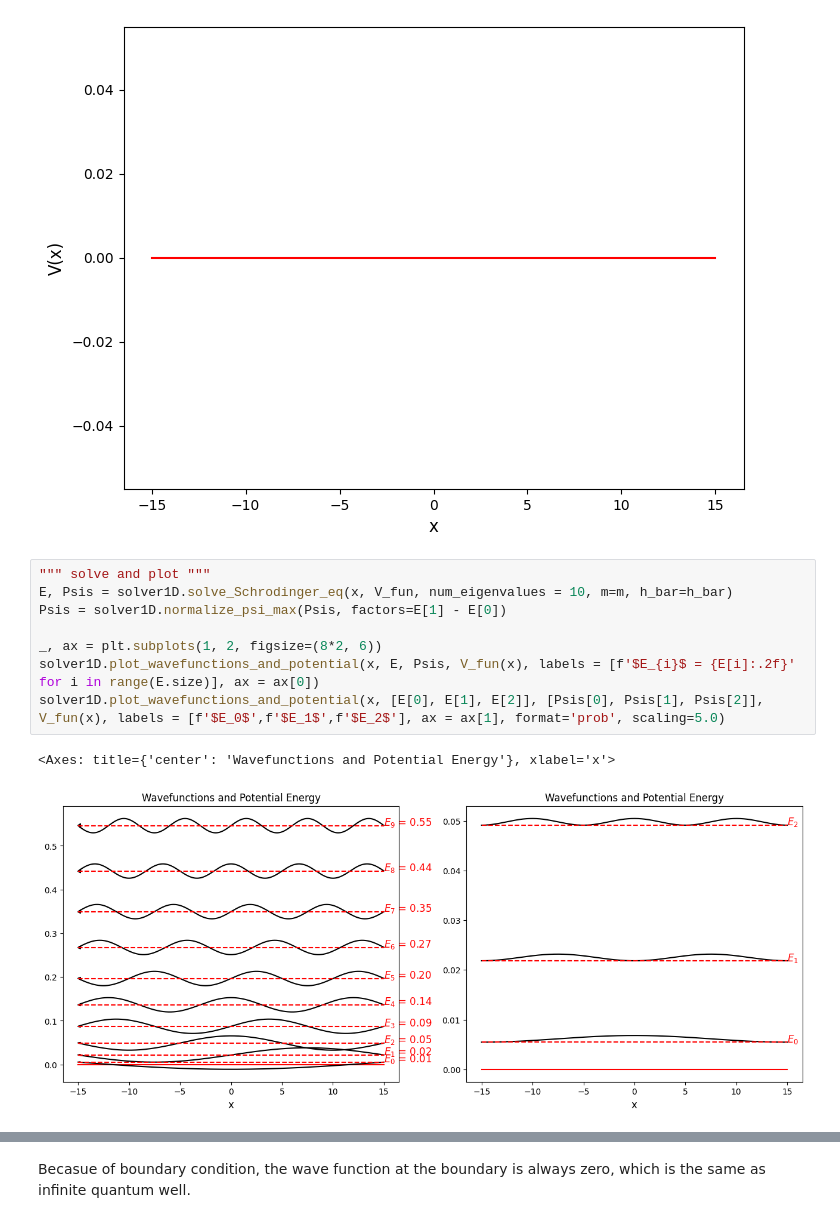
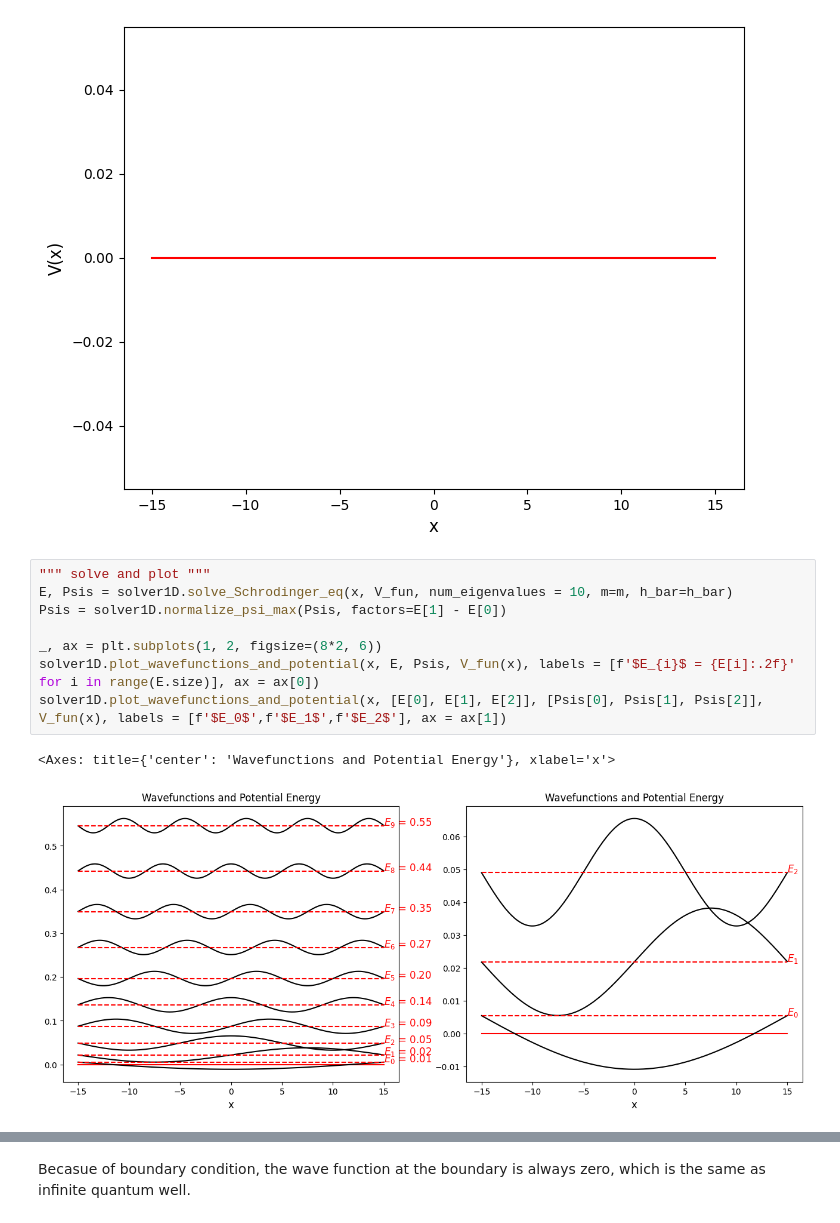
Before and after one commit to d04943016/PoissonSolver, a Jupyter notebook: notebook/Schrodinger 1D_cases/1. Infinite Quantum Well.ipynb, the cells around one changed output, grey strips where cells are left out. Saved outputs shown, nothing was run; the diff lists cells and outputs as text.

```diff
--- a/notebook/Schrodinger 1D_cases/1. Infinite Quantum Well.ipynb
+++ b/notebook/Schrodinger 1D_cases/1. Infinite Quantum Well.ipynb
@@ -27,11 +27,11 @@ solver1D.plot_potential(x, V_fun(x) )
 # %%
 """ solve and plot """
 E, Psis = solver1D.solve_Schrodinger_eq(x, V_fun, num_eigenvalues = 10, m=m, h_bar=h_bar)
 Psis = solver1D.normalize_psi_max(Psis, factors=E[1] - E[0])
 
 _, ax = plt.subplots(1, 2, figsize=(8*2, 6))
 solver1D.plot_wavefunctions_and_potential(x, E, Psis, V_fun(x), labels = [f'$E_{i}$ = {E[i]:.2f}' for i in range(E.size)], ax = ax[0])
-solver1D.plot_wavefunctions_and_potential(x, [E[0], E[1], E[2]], [Psis[0], Psis[1], Psis[2]], V_fun(x), labels = [f'$E_0$',f'$E_1$',f'$E_2$'], ax = ax[1], format='prob', scaling=5.0)
+solver1D.plot_wavefunctions_and_potential(x, [E[0], E[1], E[2]], [Psis[0], Psis[1], Psis[2]], V_fun(x), labels = [f'$E_0$',f'$E_1$',f'$E_2$'], ax = ax[1])
 # %% [output]
 <Axes: title={'center': 'Wavefunctions and Potential Energy'}, xlabel='x'>
-[figure, old version]
+[figure, new version]
```
Also changed, not shown: parts of 1 cell of this notebook, 5 other files.
